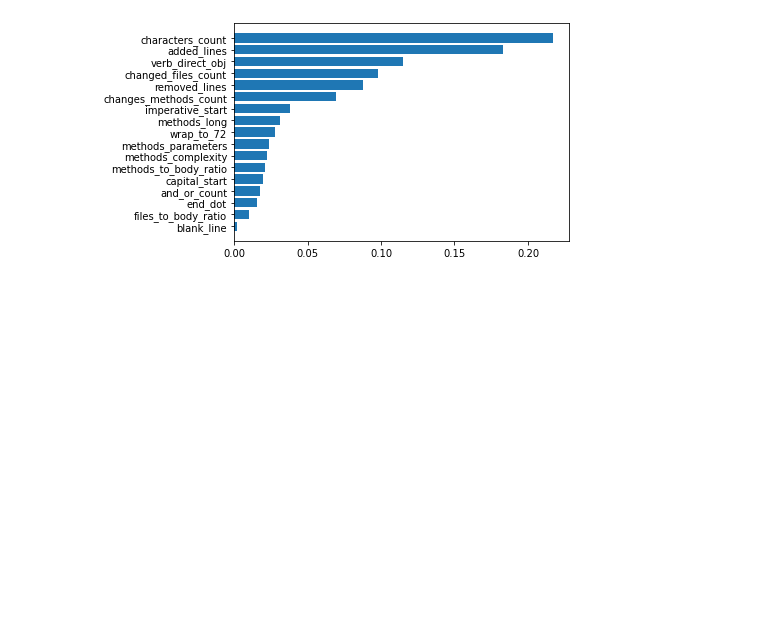
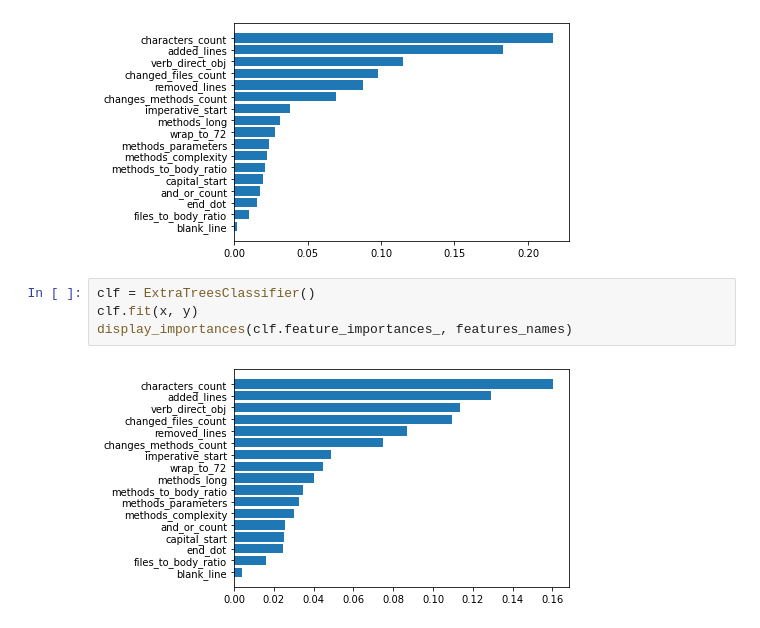
Before and after one commit to jeankhechfe/commit-quality, a Jupyter notebook: jupyter_notebook/display_results.ipynb, the cells around one changed output. Drawn from its saved outputs; the diff is of its cells as text; blank space fills up the shorter version.

```diff
--- a/jupyter_notebook/display_results.ipynb
+++ b/jupyter_notebook/display_results.ipynb
@@ -33,3 +33,9 @@ clf.fit(x, y)
 display_importances(clf.feature_importances_, features_names)
 # %% [output]
 [figure]
+# %%
+clf = ExtraTreesClassifier()
+clf.fit(x, y)
+display_importances(clf.feature_importances_, features_names)
+# %% [output]
+[figure, added]
```
Also changed, not shown: parts of 3 cells of this notebook, 2 other files.
